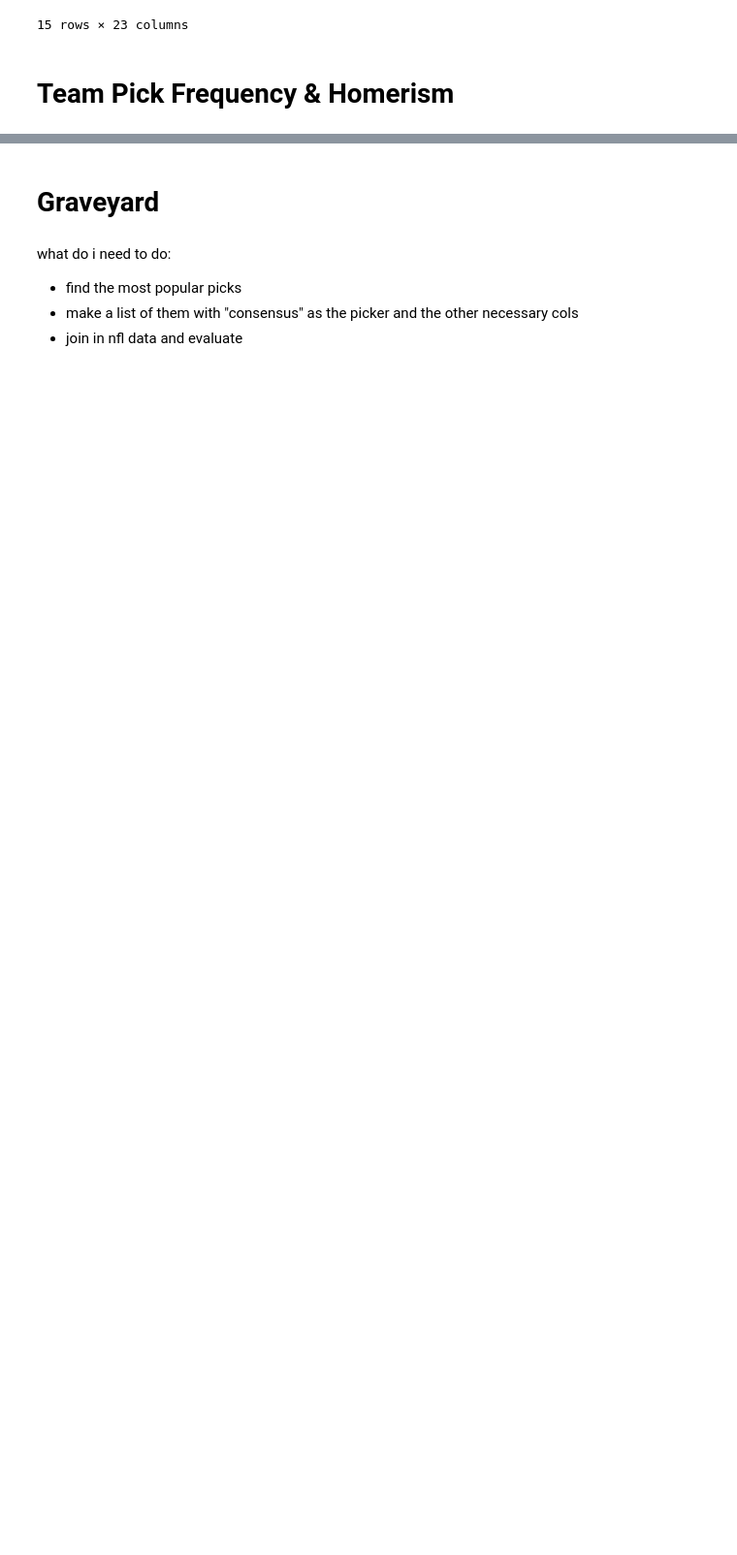
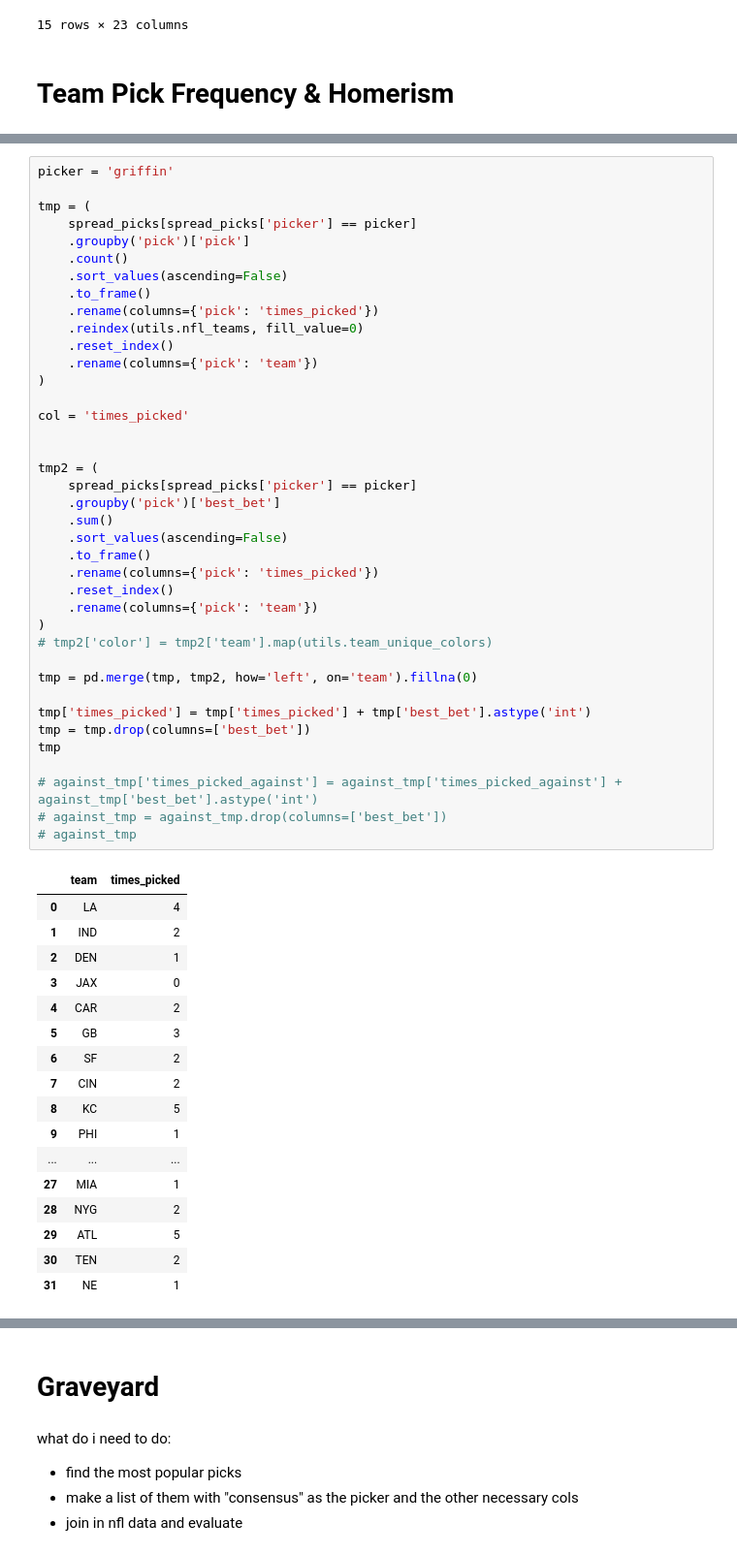
Before and after one commit to griffreichert/g-nfl, a Jupyter notebook: notebooks/homers-analysis.ipynb, the cells around one changed output, grey strips where cells are left out. Shown at 97% size. Cells and saved outputs as stored; diff of their text form; blank space fills up the shorter version.

```diff
--- a/notebooks/homers-analysis.ipynb
+++ b/notebooks/homers-analysis.ipynb
@@ -334 +479,58 @@ for picker in spread_picks['picker'].unique():
+# %%
+picker = 'griffin'
+
+tmp = (
+    spread_picks[spread_picks['picker'] == picker]
+    .groupby('pick')['pick']
+    .count()
+    .sort_values(ascending=False)
+    .to_frame()
+    .rename(columns={'pick': 'times_picked'})
+    .reindex(utils.nfl_teams, fill_value=0)
+    .reset_index()
+    .rename(columns={'pick': 'team'})
+)
+
+col = 'times_picked'
+
+
+tmp2 = (
+    spread_picks[spread_picks['picker'] == picker]
+    .groupby('pick')['best_bet']
+    .sum()
+    .sort_values(ascending=False)
+    .to_frame()
+    .rename(columns={'pick': 'times_picked'})
+    .reset_index()
+    .rename(columns={'pick': 'team'})
+)
+# tmp2['color'] = tmp2['team'].map(utils.team_unique_colors)
+
+tmp = pd.merge(tmp, tmp2, how='left', on='team').fillna(0)
+
+tmp['times_picked'] = tmp['times_picked'] + tmp['best_bet'].astype('int')
+tmp = tmp.drop(columns=['best_bet'])
+tmp
+
+# against_tmp['times_picked_against'] = against_tmp['times_picked_against'] + against_tmp['best_bet'].astype('int')
+# against_tmp = against_tmp.drop(columns=['best_bet'])
+# against_tmp
+# %% [output]
+|  | team | times_picked |
+| 0 | LA | 4 |
+| 1 | IND | 2 |
+| 2 | DEN | 1 |
+| 3 | JAX | 0 |
+| 4 | CAR | 2 |
+| 5 | GB | 3 |
+| 6 | SF | 2 |
+| 7 | CIN | 2 |
+| 8 | KC | 5 |
+| 9 | PHI | 1 |
+| ... | ... | ... |
+| 27 | MIA | 1 |
+| 28 | NYG | 2 |
+| 29 | ATL | 5 |
+| 30 | TEN | 2 |
+| 31 | NE | 1 |
 # %%
```
Also changed, not shown: parts of 9 cells of this notebook, 1 other file.
